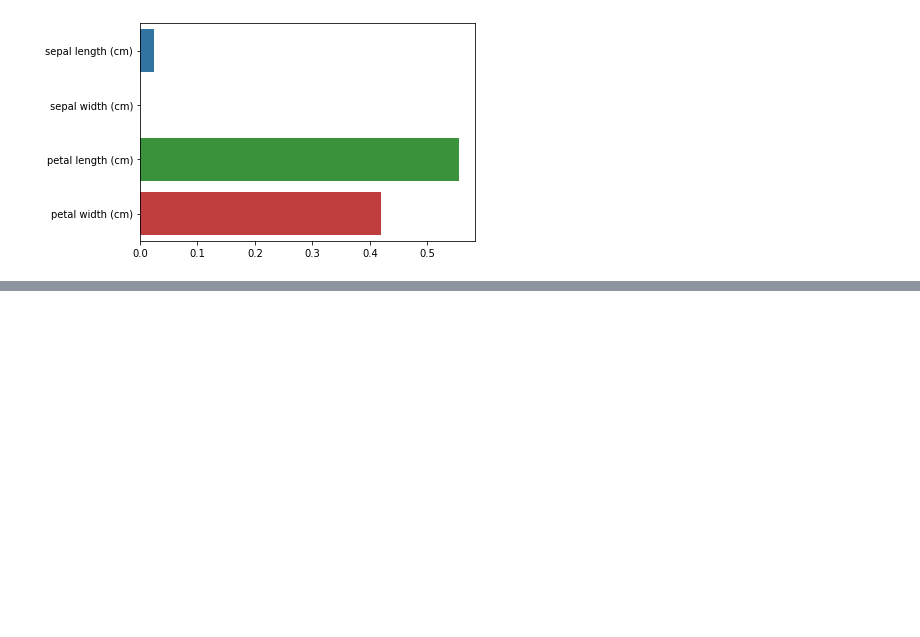
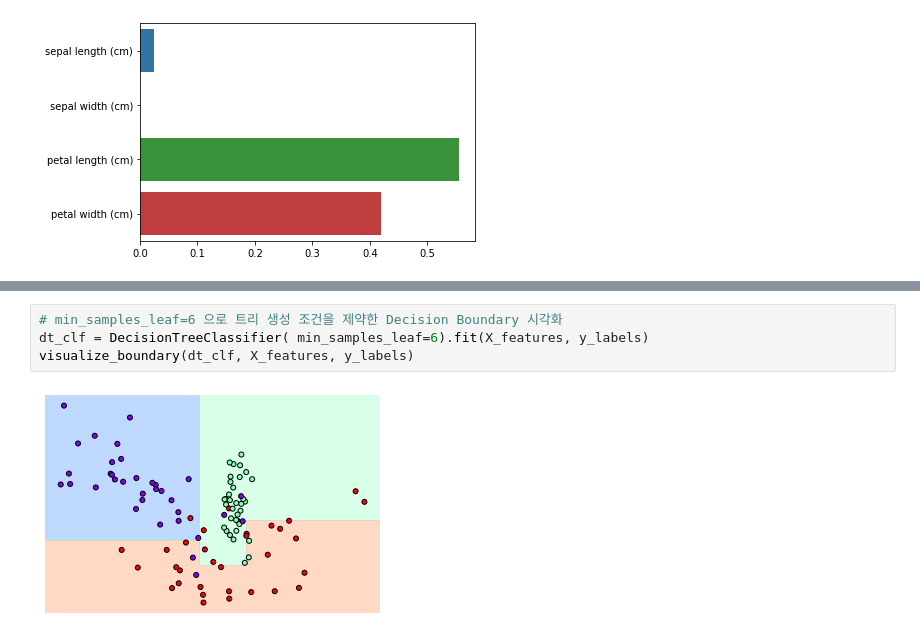
Before and after one commit to quovadisss/MLguide, a Jupyter notebook: 4.2 Decision Tree.ipynb, the cells around one changed output, grey strips where cells are left out. Saved outputs shown, nothing was run; the diff lists cells and outputs as text; blank space fills up the shorter version.

```diff
--- a/4.2 Decision Tree.ipynb
+++ b/4.2 Decision Tree.ipynb
@@ -54,0 +106,6 @@ petal width (cm) : 0.420
+# %%
+# min_samples_leaf=6 으로 트리 생성 조건을 제약한 Decision Boundary 시각화
+dt_clf = DecisionTreeClassifier( min_samples_leaf=6).fit(X_features, y_labels)
+visualize_boundary(dt_clf, X_features, y_labels)
+# %% [output]
+[figure, added]
```
Also changed, not shown: parts of 13 cells of this notebook, 28 other files.
